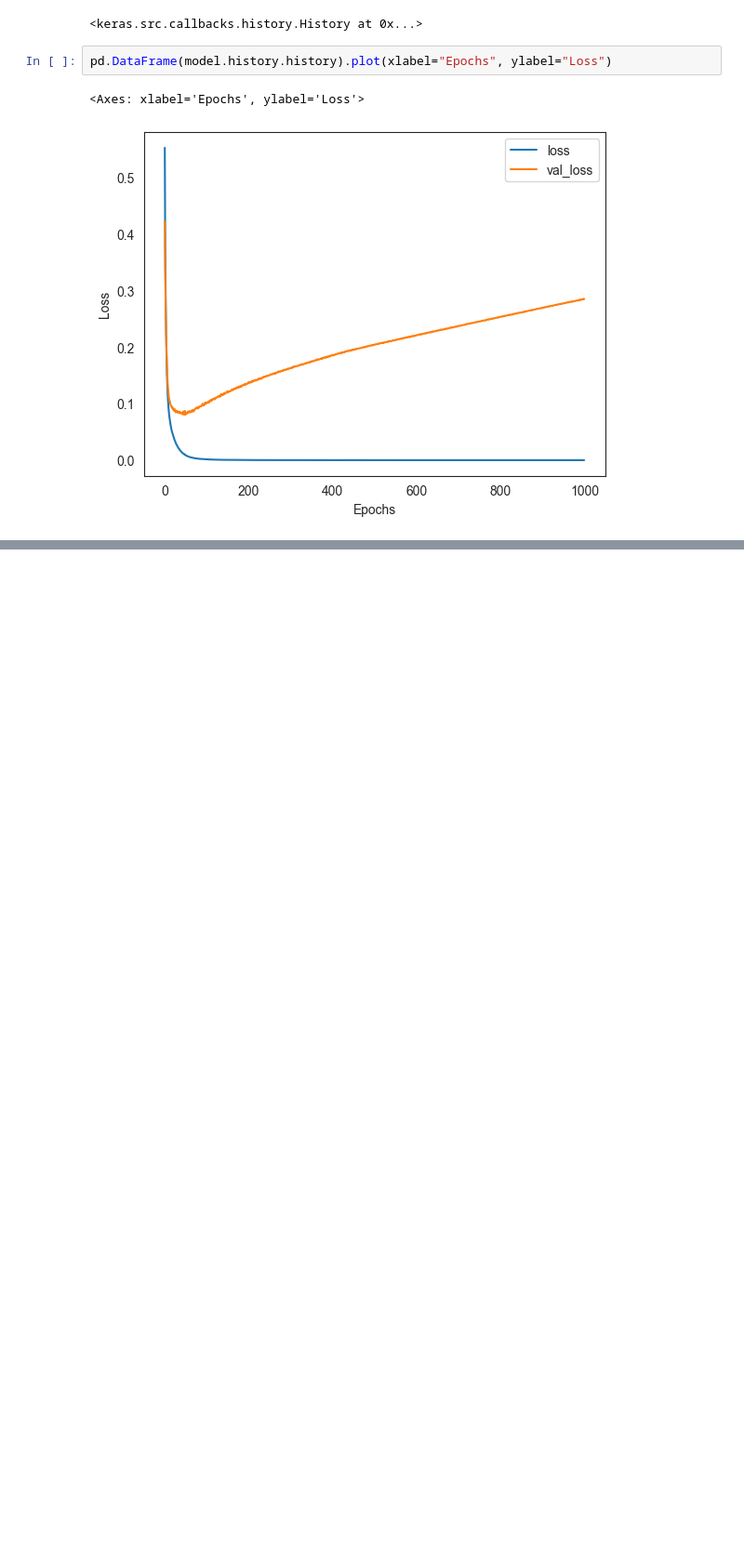
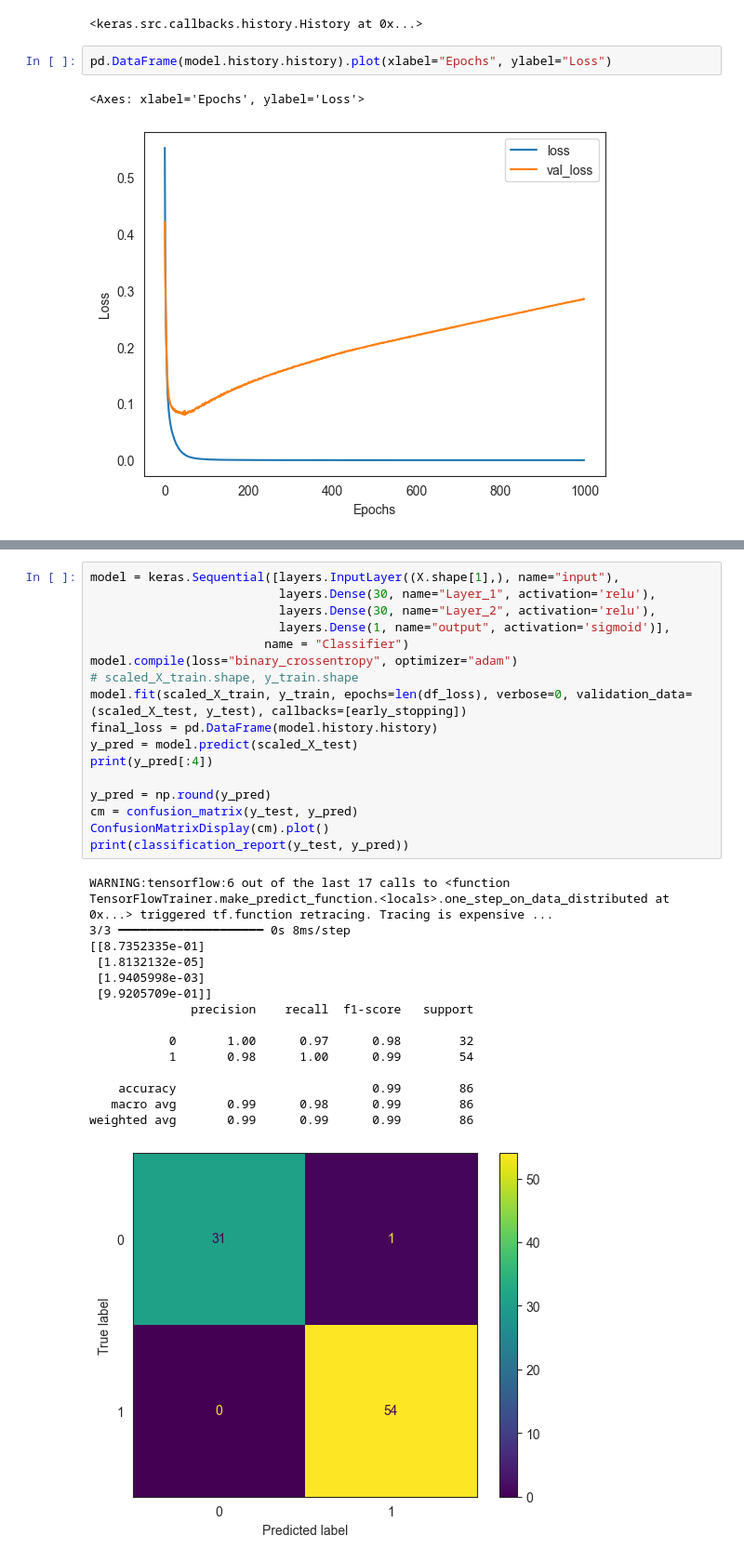
Before and after one commit to Zeepat/deep-machine-learning-asajad-hussein, a Jupyter notebook: Lectures/Lec02_01.ipynb, the cells around one changed output, grey strips where cells are left out. Shown: that part at 93% size. Saved outputs shown, nothing was run; the diff lists cells and outputs as text; blank space fills up the shorter version.

```diff
--- a/Lectures/Lec02_01.ipynb
+++ b/Lectures/Lec02_01.ipynb
@@ -239,0 +277,33 @@ pd.DataFrame(model.history.history).plot(xlabel="Epochs", ylabel="Loss")
+# %%
+model = keras.Sequential([layers.InputLayer((X.shape[1],), name="input"),
+                          layers.Dense(30, name="Layer_1", activation='relu'),
+                          layers.Dense(30, name="Layer_2", activation='relu'),
+                          layers.Dense(1, name="output", activation='sigmoid')],
+                        name = "Classifier")
+model.compile(loss="binary_crossentropy", optimizer="adam")
+# scaled_X_train.shape, y_train.shape
+model.fit(scaled_X_train, y_train, epochs=len(df_loss), verbose=0, validation_data=(scaled_X_test, y_test), callbacks=[early_stopping])
+final_loss = pd.DataFrame(model.history.history)
+y_pred = model.predict(scaled_X_test)
+print(y_pred[:4])
+
+y_pred = np.round(y_pred)
+cm = confusion_matrix(y_test, y_pred)
+ConfusionMatrixDisplay(cm).plot()
+print(classification_report(y_test, y_pred))
+# %% [output]
+WARNING:tensorflow:6 out of the last 17 calls to <function TensorFlowTrainer.make_predict_function.<locals>.one_step_on_data_distributed at 0x...> triggered tf.function retracing. Tracing is expensive ...
+3/3 ━━━━━━━━━━━━━━━━━━━━ 0s 8ms/step
+[[8.7352335e-01]
+ [1.8132132e-05]
+ [1.9405998e-03]
+ [9.9205709e-01]]
+              precision    recall  f1-score   support
+
+           0       1.00      0.97      0.98        32
+           1       0.98      1.00      0.99        54
+
+    accuracy                           0.99        86
+   macro avg       0.99      0.98      0.99        86
+weighted avg       0.99      0.99      0.99        86
+[figure, added]
```
Also changed, not shown: parts of 3 cells of this notebook, 1 other file.
